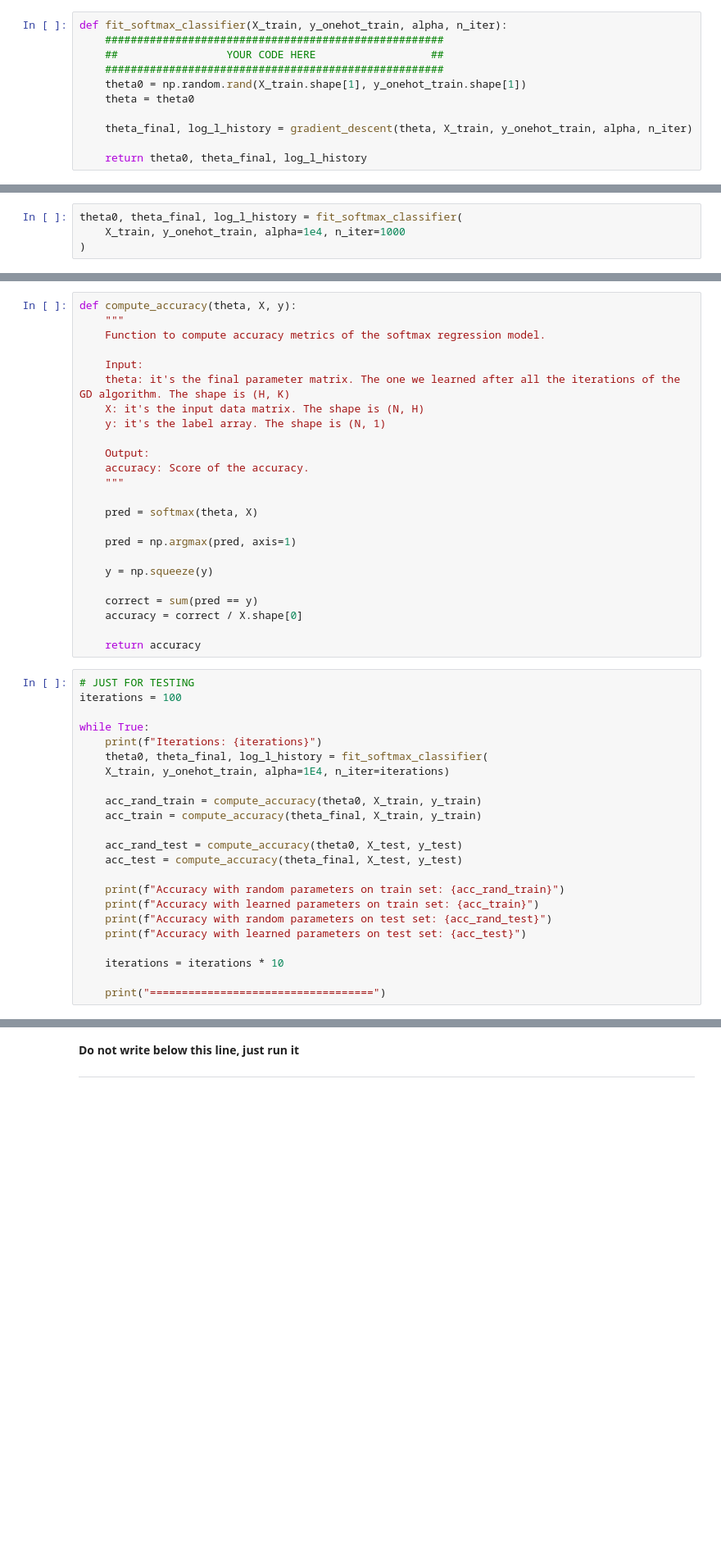
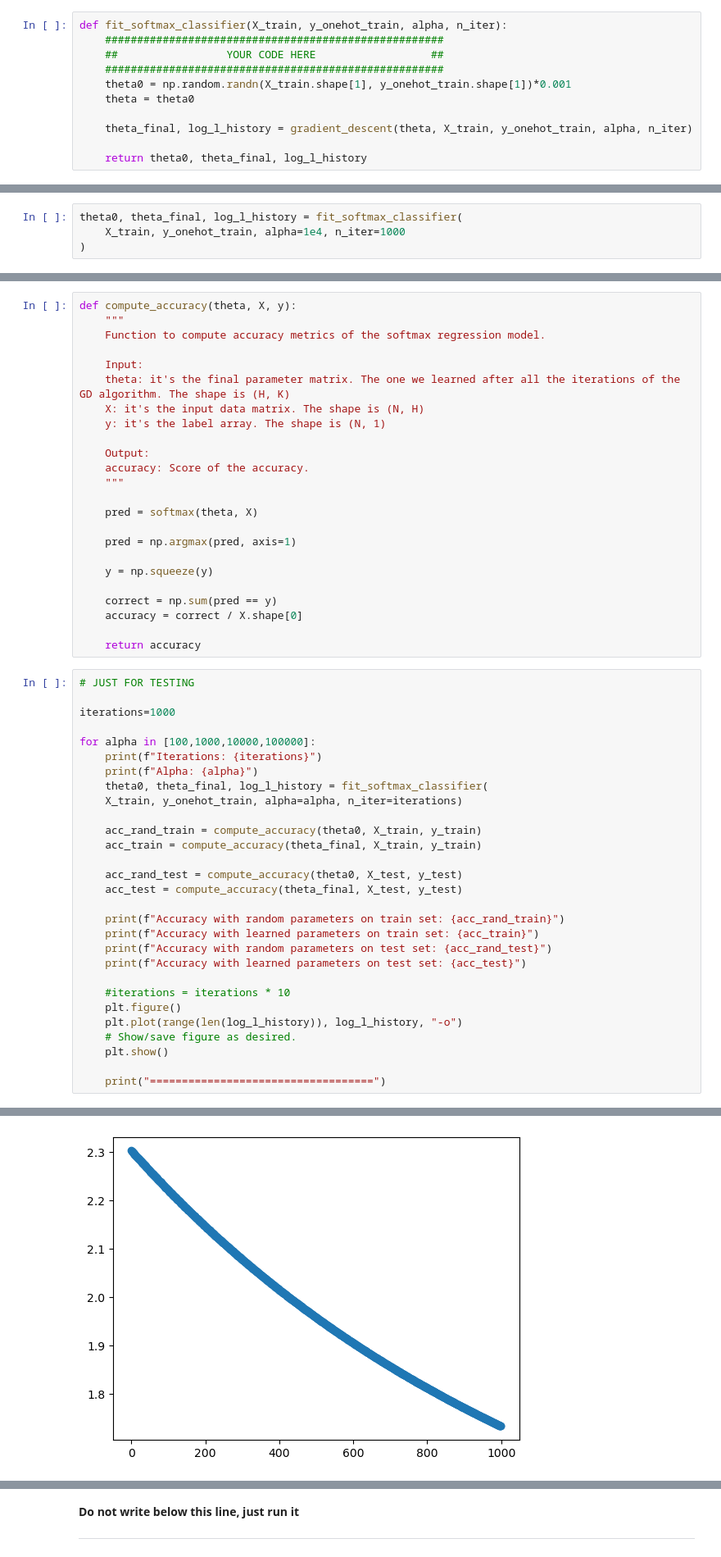
Before and after one commit to arianna011/FDS-assigment2, a Jupyter notebook: HW2.ipynb, the cells around one changed output, grey strips where cells are left out. Shown at 82% size. Saved outputs shown, nothing was run; the diff lists cells and outputs as text; blank space fills up the shorter version.

```diff
--- a/HW2.ipynb
+++ b/HW2.ipynb
@@ -1598,7 +1598,7 @@ def fit_softmax_classifier(X_train, y_onehot_train, alpha, n_iter):
     #####################################################
     ##                 YOUR CODE HERE                  ##
     #####################################################
-    theta0 = np.random.rand(X_train.shape[1], y_onehot_train.shape[1])
+    theta0 = np.random.randn(X_train.shape[1], y_onehot_train.shape[1])*0.001
     theta = theta0
 
     theta_final, log_l_history = gradient_descent(theta, X_train, y_onehot_train, alpha, n_iter)
@@ -1640,18 +1640,20 @@ def compute_accuracy(theta, X, y):
 
     y = np.squeeze(y)
 
-    correct = sum(pred == y)
+    correct = np.sum(pred == y)
     accuracy = correct / X.shape[0]
 
     return accuracy
 # %%
 # JUST FOR TESTING
-iterations = 100
 
-while True:
+iterations=1000
+
+for alpha in [100,1000,10000,100000]:
     print(f"Iterations: {iterations}")
+    print(f"Alpha: {alpha}")
     theta0, theta_final, log_l_history = fit_softmax_classifier(
-    X_train, y_onehot_train, alpha=1E4, n_iter=iterations)
+    X_train, y_onehot_train, alpha=alpha, n_iter=iterations)
 
     acc_rand_train = compute_accuracy(theta0, X_train, y_train)
     acc_train = compute_accuracy(theta_final, X_train, y_train)
@@ -1664,7 +1666,11 @@ while True:
     print(f"Accuracy with random parameters on test set: {acc_rand_test}")
     print(f"Accuracy with learned parameters on test set: {acc_test}")
 
-    iterations = iterations * 10
+    #iterations = iterations * 10
+    plt.figure()
+    plt.plot(range(len(log_l_history)), log_l_history, "-o")
+    # Show/save figure as desired.
+    plt.show()
 
     print("===================================")
 # %% [output]
@@ -1687,0 +1683 @@ Learning rate: 1000000
+[figure, added]
```
Also changed, not shown: parts of 4 cells of this notebook.
